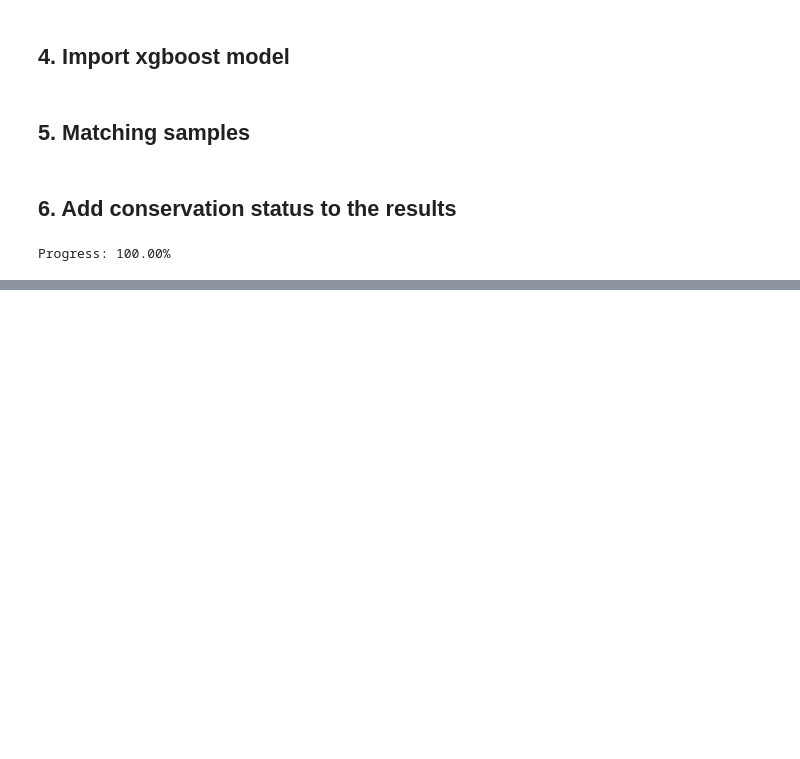
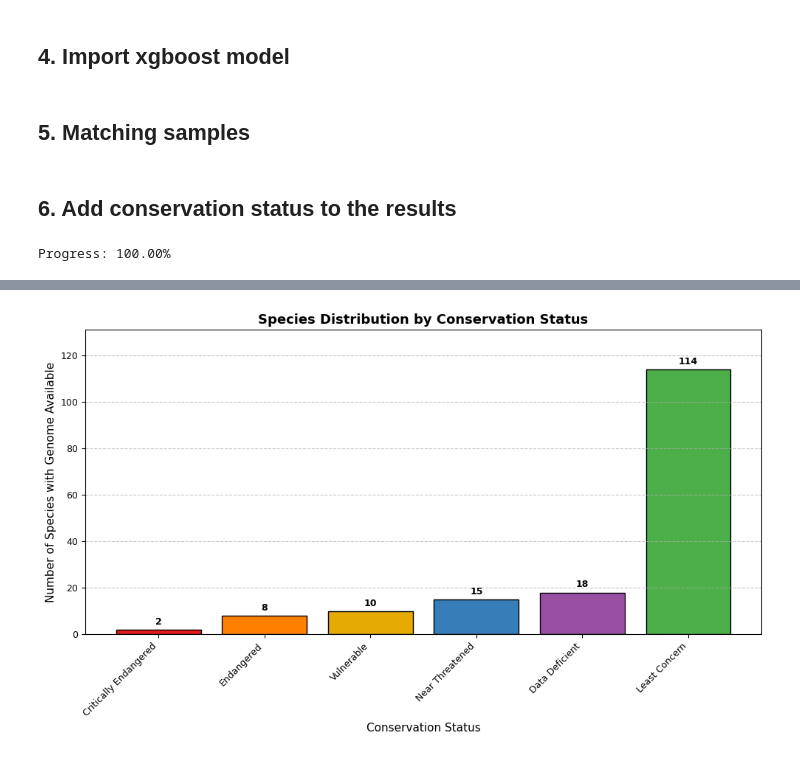
Before and after one commit to MicheleRoar/TaxonMatch, a Jupyter notebook: notebooks/redlist/IUCN.ipynb, the cells around one changed output, grey strips where cells are left out. Saved outputs shown, nothing was run; the diff lists cells and outputs as text; code cells hidden in the pictures; blank space fills up the shorter version.

```diff
--- a/notebooks/redlist/IUCN.ipynb
+++ b/notebooks/redlist/IUCN.ipynb
@@ -36,8 +41,7 @@ gbif_arthropda, a3cat_arthropoda = txm.select_taxonomic_clade("Arthropoda", gbif
 # %% [markdown]
 ## 4. Import xgboost model
 # %%
-from taxonmatch.loader import load_xgb_model
-model = load_xgb_model()
+model = txm.load_xgb_model()
 # %% [markdown]
 ## 5. Matching samples
 # %%
@@ -107,0 +62,4 @@ plt.show()
+# %%
+txm.plot_conservation_statuses(df_with_iucn_status)
+# %% [output]
+[figure, added]
```
Also changed, not shown: parts of 8 cells of this notebook, 12 other files.
